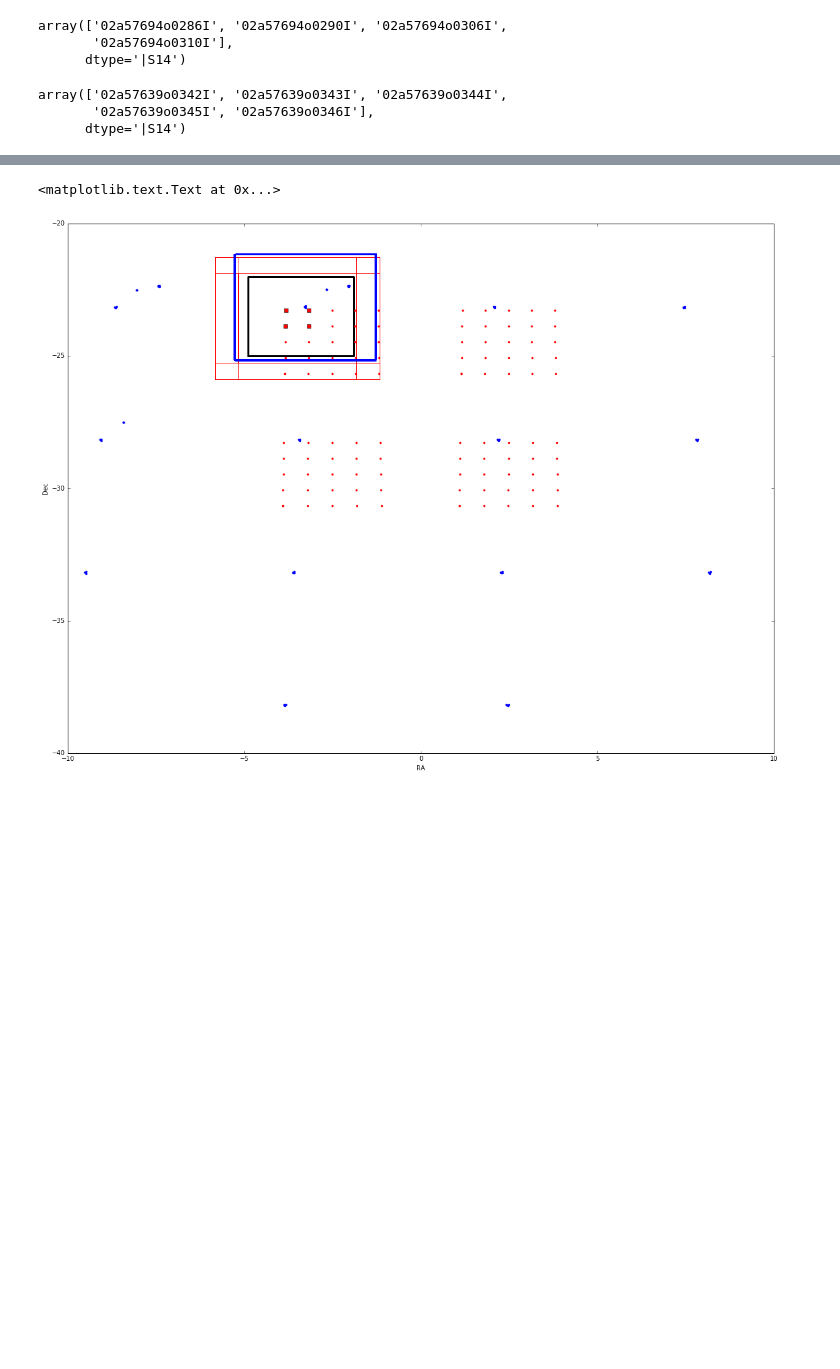
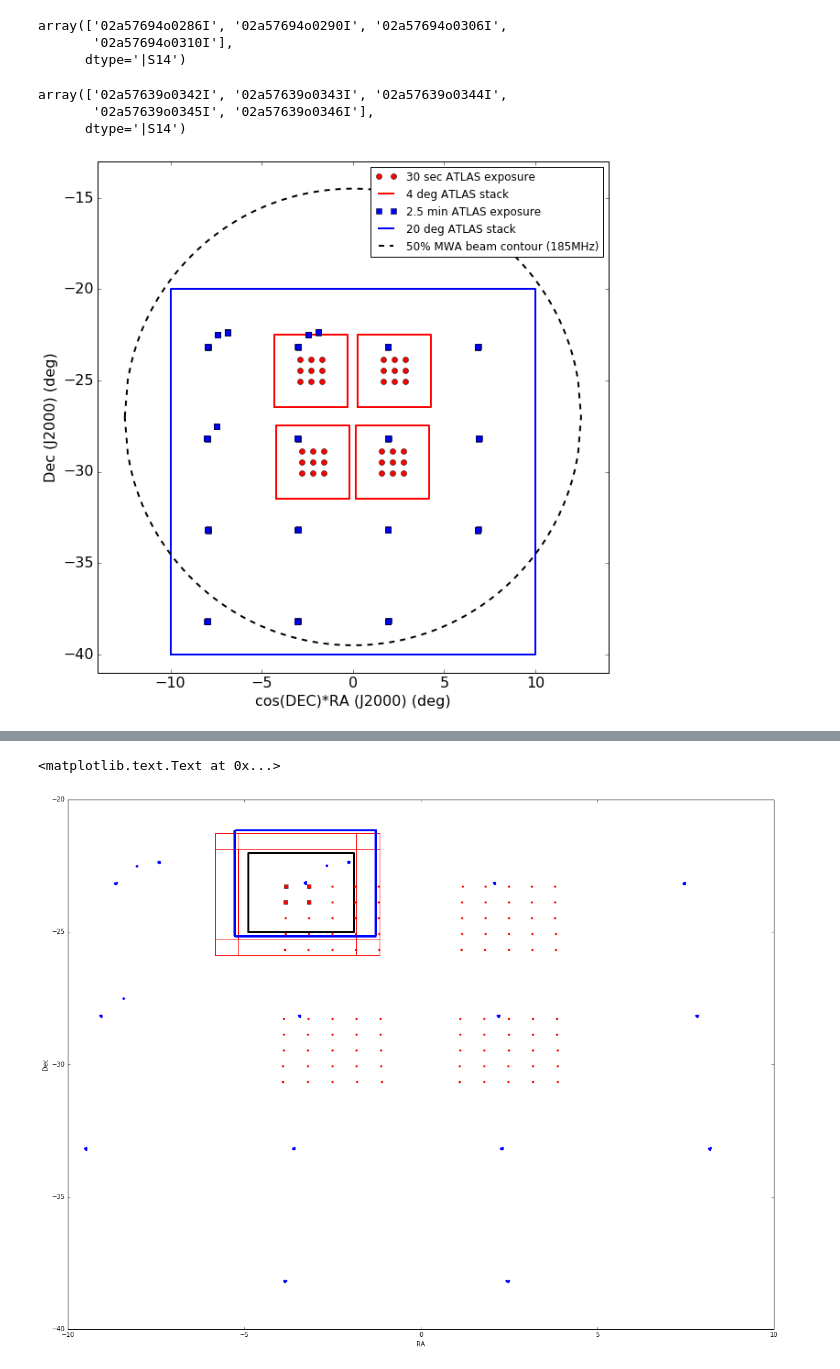
Before and after one commit to abrahamneben/21cmIRxcor, a Jupyter notebook: visualize_ir_survey_locations.ipynb, the cells around one changed output, grey strips where cells are left out. Saved outputs shown, nothing was run; the diff lists cells and outputs as text; code cells hidden in the pictures; blank space fills up the shorter version.

Commit message:
make nice survey overview plot

```diff
--- a/visualize_ir_survey_locations.ipynb
+++ b/visualize_ir_survey_locations.ipynb
@@ -31,6 +51,6 @@ ra_vals2[ra_vals2>180] -= 360
 # %%
-def draw_square_at_point(x,y,s,c,lw):
-    plt.plot([x-s/2,x+s/2,x+s/2,x-s/2,x-s/2],[y-s/2,y-s/2,y+s/2,y+s/2,y-s/2],c+'-',linewidth=lw)
+def draw_square_at_point(x,y,s,c,lw,sty='-',label=None):
+    plt.plot([x-s/2,x+s/2,x+s/2,x-s/2,x-s/2],[y-s/2,y-s/2,y+s/2,y+s/2,y-s/2],c+sty,linewidth=lw,label=label)
 # %%
 g2=np.arange(len(dec_vals2))[(ra_vals2>-5)&(ra_vals2<0)&(dec_vals2>-25)&(dec_vals2<-22.5)]
 # %%
@@ -47,3 +67,42 @@ np.array(labels2)[g2]
 array(['02a57639o0342I', '02a57639o0343I', '02a57639o0344I',
        '02a57639o0345I', '02a57639o0346I'],
       dtype='|S14')
+# %%
+center9 = '''02a57694o0299I 02a57694o0303I 02a57694o0307I 02a57694o0319I 02a57694o0323I 02a57694o0327I 02a57694o0339I 02a57694o0343I 02a57694o0347I
+02a57694o0298I 02a57694o0302I 02a57694o0306I 02a57694o0318I 02a57694o0322I 02a57694o0326I 02a57694o0338I 02a57694o0342I 02a57694o0346I
+02a57694o0301I 02a57694o0305I 02a57694o0309I 02a57694o0321I 02a57694o0325I 02a57694o0329I 02a57694o0341I 02a57694o0345I 02a57694o0349I
+02a57694o0300I 02a57694o0304I 02a57694o0308I 02a57694o0320I 02a57694o0324I 02a57694o0328I 02a57694o0340I 02a57694o0344I 02a57694o0348I'''.split()
+# %%
+plt.figure(figsize=(10,10))
+matplotlib.rcParams.update({'font.size': 16})
+
+incenter9 = np.array([labels[i] in center9 for i in range(len(ra_vals))])
+plt.plot(np.cos(dec_vals[incenter9]*np.pi/180.)*ra_vals[incenter9],dec_vals[incenter9],'ro',label='30 sec ATLAS exposure')
+
+first = True
+for infield in [infield0,infield1,infield2,infield3]:
+    g = infield&incenter9
+    l = None
+    if first:
+        l = '4 deg ATLAS stack'
+        first = False
+    draw_square_at_point(np.mean(np.cos(dec_vals[g]*np.pi/180.)*ra_vals[g]),np.mean(dec_vals[g]),4.,'r',2,label=l)
+
+#for i in range(len(ra_vals2)):
+    #draw_square_at_point(np.cos(dec_vals2[i]*np.pi/180.)*ra_vals2[i],dec_vals2[i],5.5,'b',1)
+plt.plot(np.cos(dec_vals2*np.pi/180.)*ra_vals2,dec_vals2,'bs',label='2.5 min ATLAS exposure')
+draw_square_at_point(0,-30,20.,'b',2,label='20 deg ATLAS stack')
+
+fov_deg = 25.
+xvals = np.linspace(-fov_deg/2.,fov_deg/2.,150)
+plt.plot(np.concatenate([xvals,xvals[::-1]]),np.concatenate([np.sqrt((fov_deg/2.)**2-xvals**2)-27.,-np.sqrt((fov_deg/2.)**2-xvals[::-1]**2)-27.]),'k--',linewidth=2,label='50% MWA beam contour (185MHz)')
+
+plt.xlim([-14,14])
+plt.ylim([-27-14,-27+14])
+plt.xlabel('cos(DEC)*RA (J2000) (deg)')
+plt.ylabel('Dec (J2000) (deg)')
+
+plt.legend(fontsize=12)
+plt.savefig('survey_overview.pdf',bbox_inches='tight')
+# %% [output]
+[figure, added]
```
Also changed, not shown: parts of 5 cells of this notebook, 1 other file.
